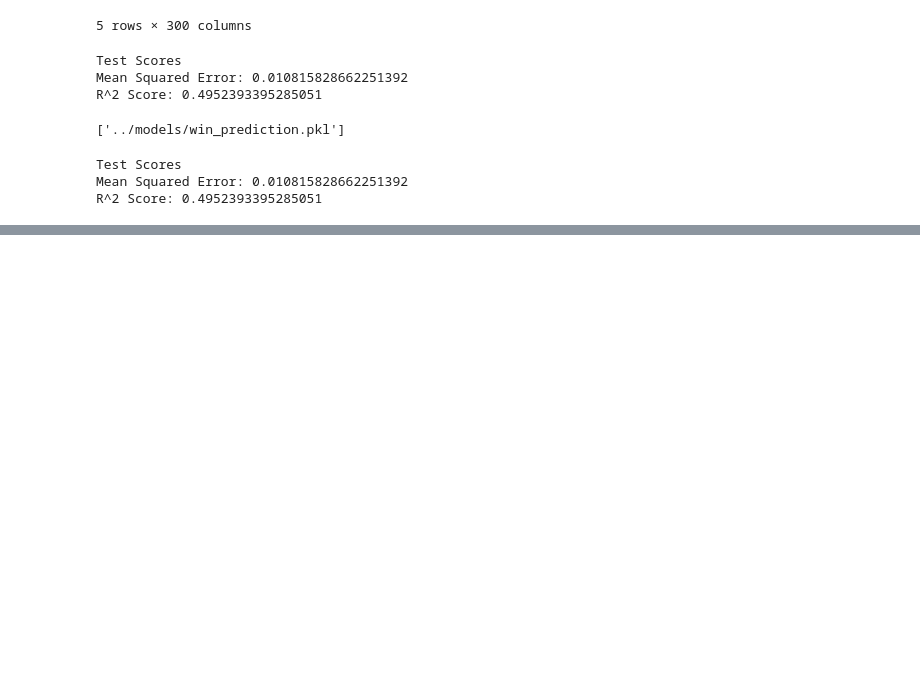
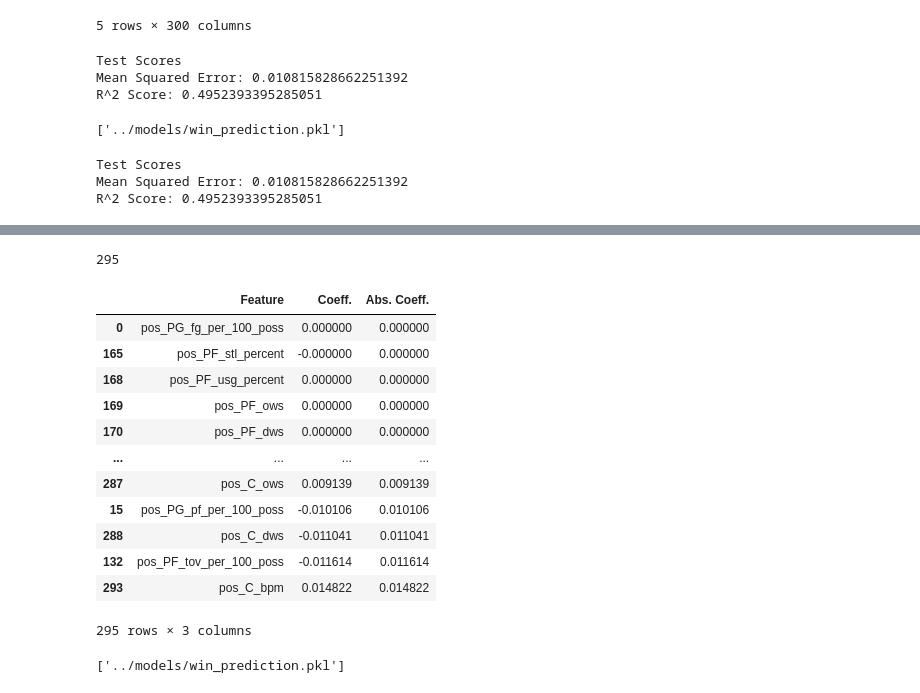
Before and after one commit to sean-r-duffy/nba-analytics, a Jupyter notebook: notebooks/team_wins_prediction_SD.ipynb, the cells around one changed output, grey strips where cells are left out. Drawn from its saved outputs; the diff is of its cells as text; code cells hidden in the pictures; blank space fills up the shorter version.

Commit message:
Update win_prediction.pkl

```diff
--- a/notebooks/team_wins_prediction_SD.ipynb
+++ b/notebooks/team_wins_prediction_SD.ipynb
@@ -261,0 +254,10 @@ R^2 Score: 0.4952393395285051
+# %%
+X_train, X_test, y_train, y_test = train_test_split(X, y, test_size=0.2, random_state=0)
+lasso_reg = Lasso(alpha=0.001).fit(X_train, y_train)
+y_pred = lasso_reg.predict(X_test)
+mse = mean_squared_error(y_test, y_pred)
+r2 = r2_score(y_test, y_pred)
+
+print('Test Scores')
+print(f'Mean Squared Error: {mse}')
+print(f'R^2 Score: {r2}')
@@ -261,0 +280,4 @@ R^2 Score: 0.4952393395285051
+# %%
+features = training_df.drop(columns=['full_season', 'tm', 'Season', 'Team', 'W/L%']).columns.to_list()
+importances = list(lasso_reg.coef_)
+feat_importance_df = pd.DataFrame({'Feature': features, 'Coeff.': importances})
@@ -261,0 +302,26 @@ R^2 Score: 0.4952393395285051
+# %%
+len(feat_importance_df)
+# %% [output]
+295
+# %%
+feat_importance_df['Abs. Coeff.'] = feat_importance_df['Coeff.'].map(abs)
+# %%
+feat_importance_df.sort_values('Abs. Coeff.')
+# %% [output]
+|  | Feature | Coeff. | Abs. Coeff. |
+| 0 | pos_PG_fg_per_100_poss | 0.000000 | 0.000000 |
+| 165 | pos_PF_stl_percent | -0.000000 | 0.000000 |
+| 168 | pos_PF_usg_percent | 0.000000 | 0.000000 |
+| 169 | pos_PF_ows | 0.000000 | 0.000000 |
+| 170 | pos_PF_dws | 0.000000 | 0.000000 |
+| ... | ... | ... | ... |
+| 287 | pos_C_ows | 0.009139 | 0.009139 |
+| 15 | pos_PG_pf_per_100_poss | -0.010106 | 0.010106 |
+| 288 | pos_C_dws | -0.011041 | 0.011041 |
+| 132 | pos_PF_tov_per_100_poss | -0.011614 | 0.011614 |
+| 293 | pos_C_bpm | 0.014822 | 0.014822 |
+295 rows × 3 columns
+# %%
+joblib.dump(lasso_reg, '../models/win_prediction.pkl')
+# %% [output]
+['../models/win_prediction.pkl']
```
Also changed, not shown: parts of 22 cells of this notebook, 1 other file.
